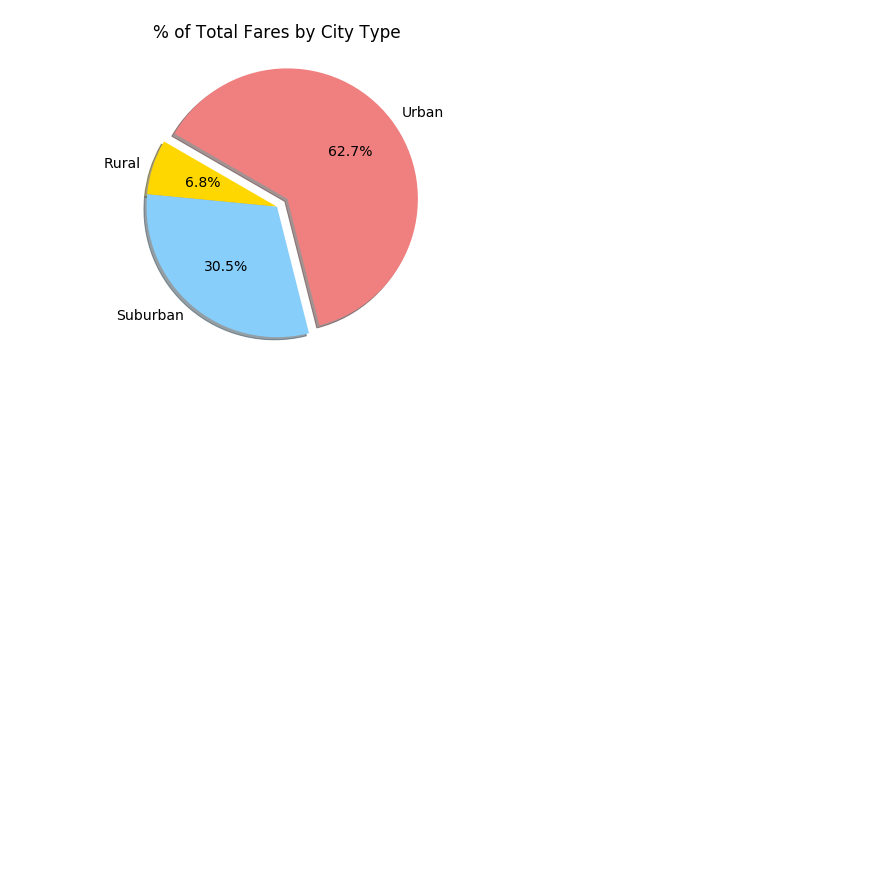
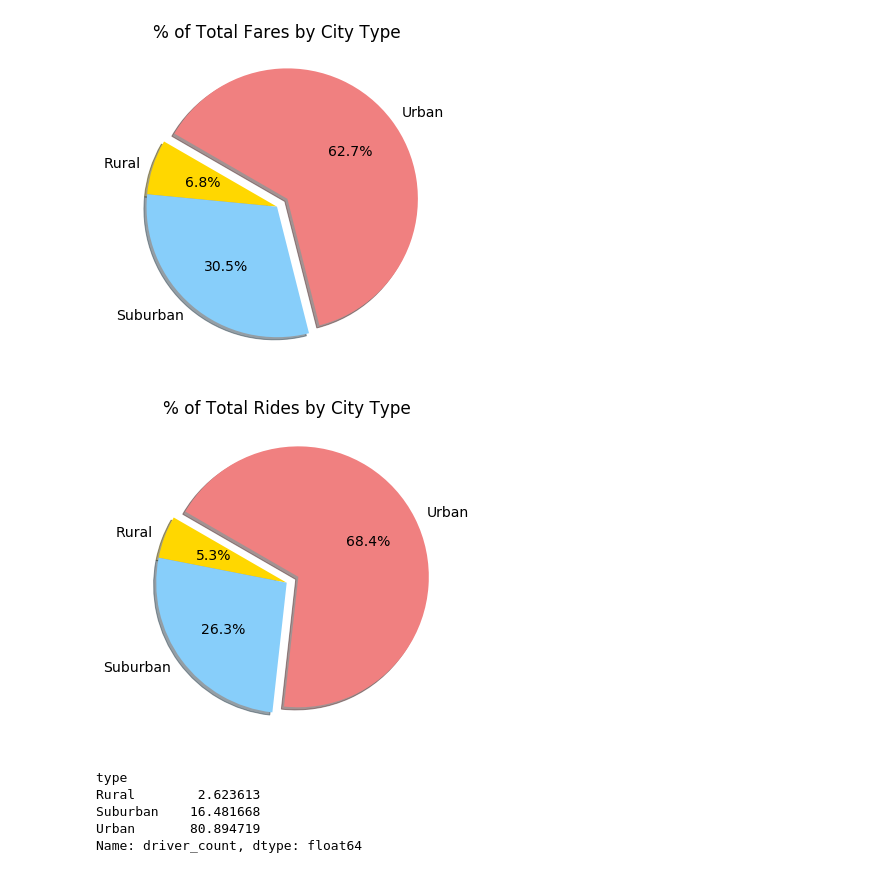
Before and after one commit to MatthewSHudson/PyBer-Analysis, a Jupyter notebook: Pyber.ipynb, the cells around one changed output. Cells and saved outputs as stored; diff of their text form; code cells hidden in the pictures; blank space fills up the shorter version.

```diff
--- a/Pyber.ipynb
+++ b/Pyber.ipynb
@@ -508,7 +508,8 @@ plt.show()
 # %% [output]
 [figure]
 # %%
-type_fare_totals = pyber_data_df.groupby("type").sum()["fare"]
+groupby_type = pyber_data_df.groupby("type")
+type_fare_totals = groupby_type.sum()["fare"]
 #rural_total = type_fare_totals["Rural"]
 #urban_total = type_fare_totals["Urban"]
 #suburban_total = type_fare_totals["Suburban"]
@@ -535,3 +536,28 @@ plt.savefig("analysis/Fig5.png")
 plt.show()
 # %% [output]
 [figure]
+# %%
+total_rides = pyber_data_df["ride_id"].count()
+rides_by_type = groupby_type.count()["ride_id"]
+percent_rides_type = 100 * rides_by_type / total_rides
+plt.subplots(figsize=(10,6))
+plt.pie(percent_rides_type,labels=pie_labels,autopct="%1.1f%%",
+       colors=["gold", "lightskyblue", "lightcoral"],explode=[0, 0, 0.1],
+       shadow=True, startangle=150)
+plt.title("% of Total Rides by City Type")
+# Save & Show Figure
+plt.savefig("analysis/Fig6.png")
+plt.show()
+# %% [output]
+[figure, added]
+# %%
+total_drivers = city_data_df["driver_count"].sum()
+drivers_by_type = city_data_df.groupby("type").sum()["driver_count"]
+driver_percent = 100 * drivers_by_type / total_drivers
+driver_percent
+# %% [output]
+type
+Rural        2.623613
+Suburban    16.481668
+Urban       80.894719
+Name: driver_count, dtype: float64
```
Also changed, not shown: parts of 1 cell of this notebook, 2 other files.
